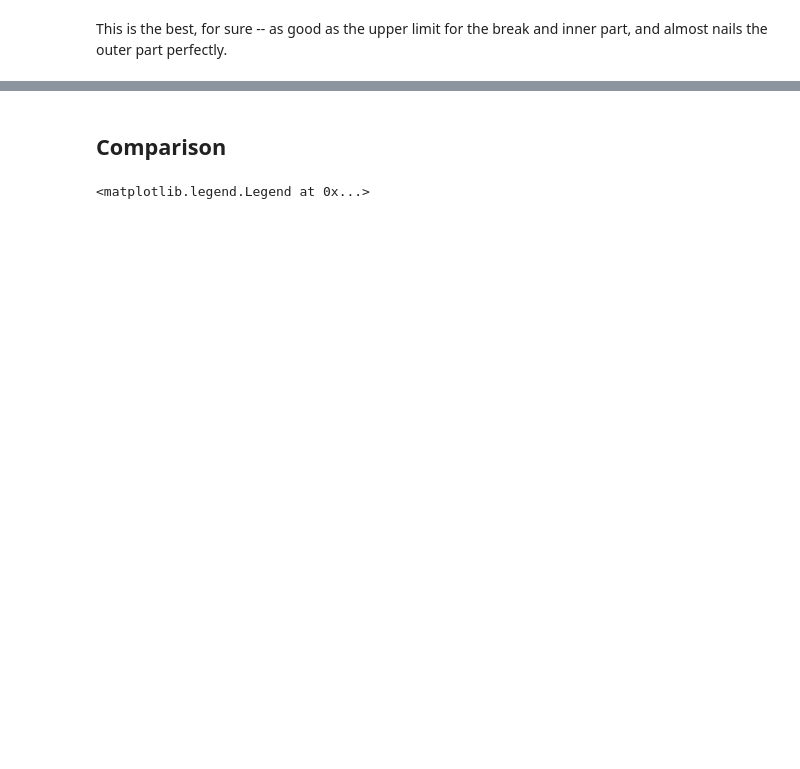
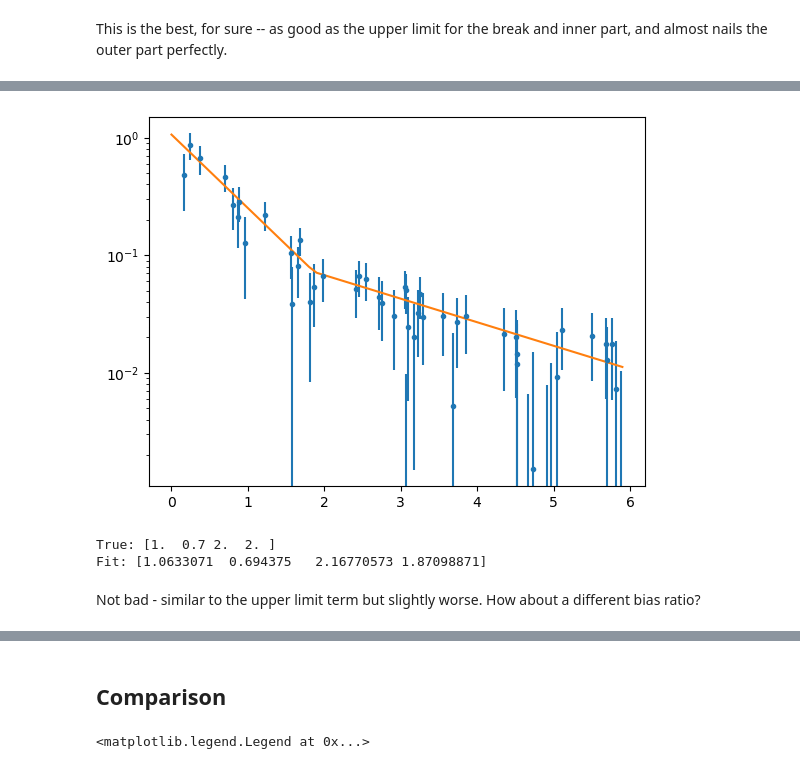
Before and after one commit to jbailinua/jbailinua.github.io, a Jupyter notebook: Logfitnoise.ipynb, the cells around one changed output, grey strips where cells are left out. Cells and saved outputs as stored; diff of their text form; code cells hidden in the pictures; blank space fills up the shorter version.

```diff
--- a/Logfitnoise.ipynb
+++ b/Logfitnoise.ipynb
@@ -380,0 +394,12 @@ This is the best, for sure -- as good as the upper limit for the break and inner
+# %%
+def sumlogsquares_bias(parms, R, psi, Sigma, bias):
+    psi_bias = psi + bias
+    sigma_bias = Sigma / (psi_bias * np.log(10))
+    ss = ((np.log10(psi_bias)-np.log10(broken_exponential(R,parms)+bias)) / sigma_bias)**2
+    return np.sum(ss)
+# %%
+biasratio = 1.2
+bias = biasratio * np.abs(np.min(valuedata))
+bias12fit_results = minimize(sumlogsquares_bias, guess, args=(Rdata,valuedata,sigmadata,bias), \
+                         bounds=( (small,None),(None,None),(None,None),(small,None) ) )
+bias12fit_results
@@ -380,0 +417,14 @@ This is the best, for sure -- as good as the upper limit for the break and inner
+# %%
+plt.errorbar(Rdata, valuedata, sigmadata, fmt='.')
+plt.plot(rax, broken_exponential(rax, bias12fit_results.x))
+plt.yscale('log')
+# %% [output]
+[figure, added]
+# %%
+print(f'True: {trueparms}')
+print(f'Fit: {bias12fit_results.x}')
+# %% [output]
+True: [1.  0.7 2.  2. ]
+Fit: [1.0633071  0.694375   2.16770573 1.87098871]
+# %% [markdown]
+Not bad - similar to the upper limit term but slightly worse. How about a different bias ratio?
```
Also changed, not shown: parts of 33 cells of this notebook, 1 other file.
